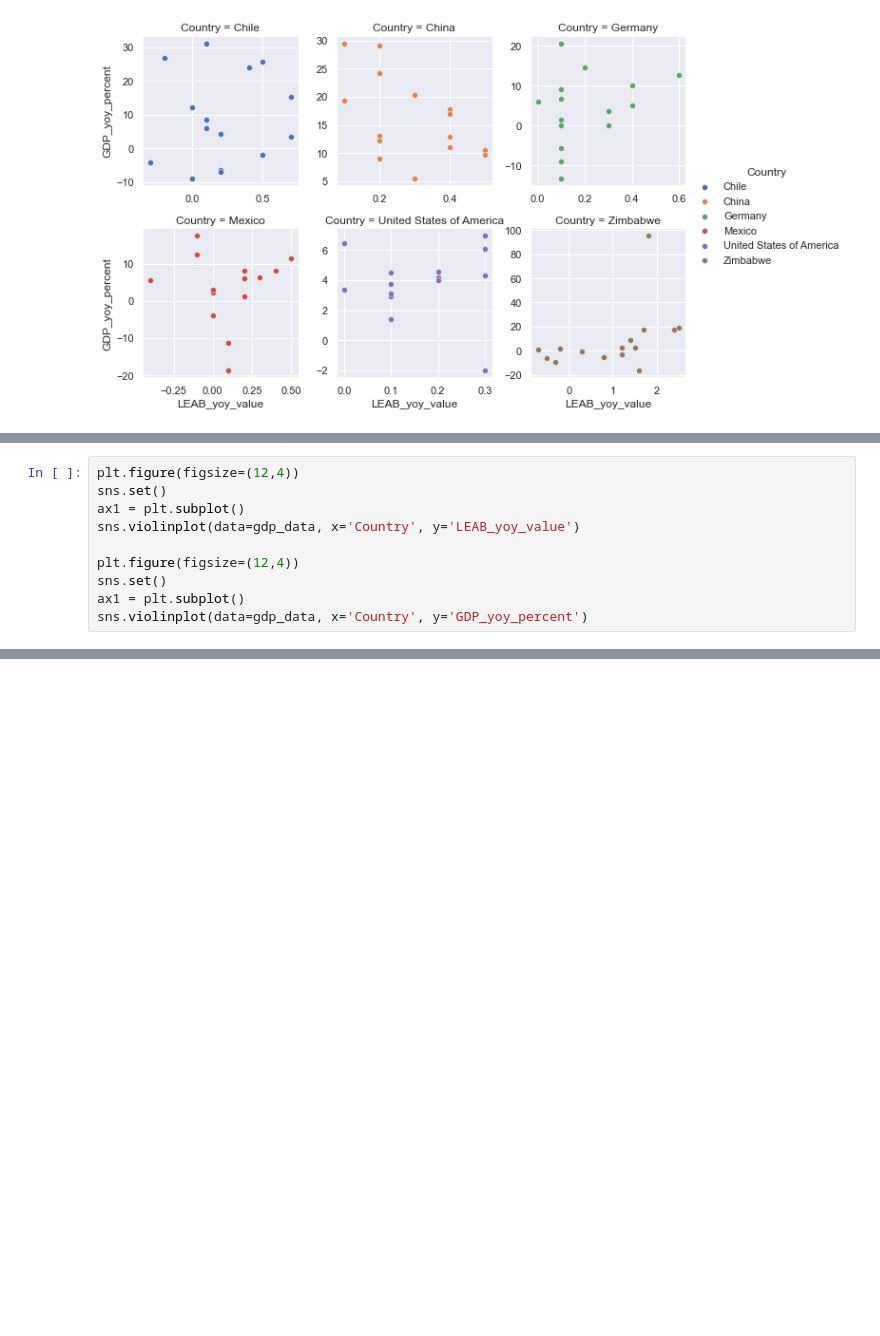
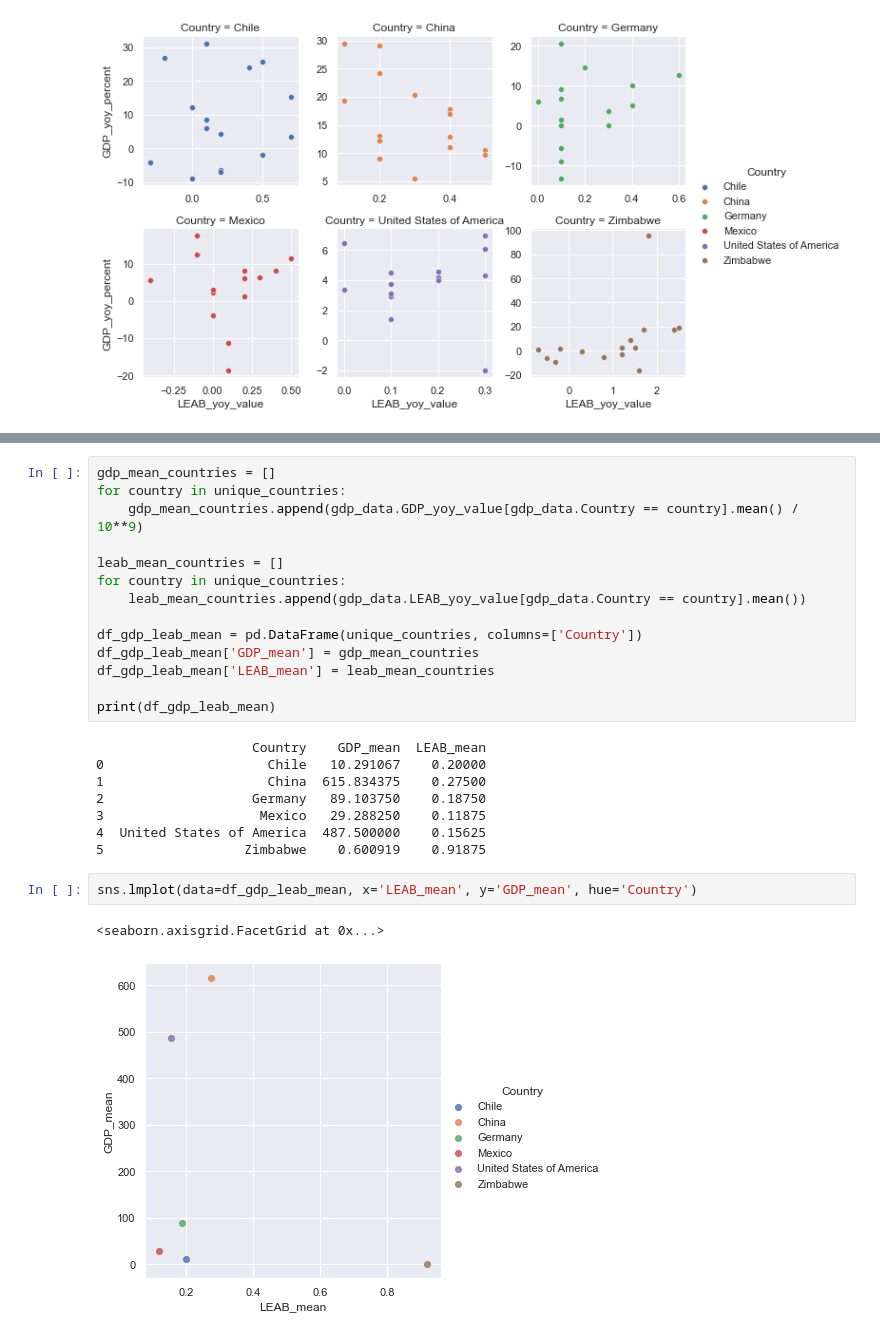
Before and after one commit to tiramisubunny/life_expectancy_gdp_group_project, a Jupyter notebook: life_expectancy_gdp.ipynb, the cells around one changed output, grey strips where cells are left out. Cells and saved outputs as stored; diff of their text form; blank space fills up the shorter version.

```diff
--- a/life_expectancy_gdp.ipynb
+++ b/life_expectancy_gdp.ipynb
@@ -368,10 +354,0 @@ print(df_corr_gdp_leab)
-# %%
-plt.figure(figsize=(12,4))
-sns.set()
-ax1 = plt.subplot()
-sns.violinplot(data=gdp_data, x='Country', y='LEAB_yoy_value')
-
-plt.figure(figsize=(12,4))
-sns.set()
-ax1 = plt.subplot()
-sns.violinplot(data=gdp_data, x='Country', y='GDP_yoy_percent')
@@ -392,0 +362,27 @@ plt.show()
+# %%
+gdp_mean_countries = []
+for country in unique_countries:
+    gdp_mean_countries.append(gdp_data.GDP_yoy_value[gdp_data.Country == country].mean() / 10**9)
+
+leab_mean_countries = []
+for country in unique_countries:
+    leab_mean_countries.append(gdp_data.LEAB_yoy_value[gdp_data.Country == country].mean())
+
+df_gdp_leab_mean = pd.DataFrame(unique_countries, columns=['Country'])
+df_gdp_leab_mean['GDP_mean'] = gdp_mean_countries
+df_gdp_leab_mean['LEAB_mean'] = leab_mean_countries
+
+print(df_gdp_leab_mean)
+# %% [output]
+                    Country    GDP_mean  LEAB_mean
+0                     Chile   10.291067    0.20000
+1                     China  615.834375    0.27500
+2                   Germany   89.103750    0.18750
+3                    Mexico   29.288250    0.11875
+4  United States of America  487.500000    0.15625
+5                  Zimbabwe    0.600919    0.91875
+# %%
+sns.lmplot(data=df_gdp_leab_mean, x='LEAB_mean', y='GDP_mean', hue='Country')
+# %% [output]
+<seaborn.axisgrid.FacetGrid at 0x...>
+[figure, added]
```
Also changed, not shown: parts of 13 cells of this notebook.
